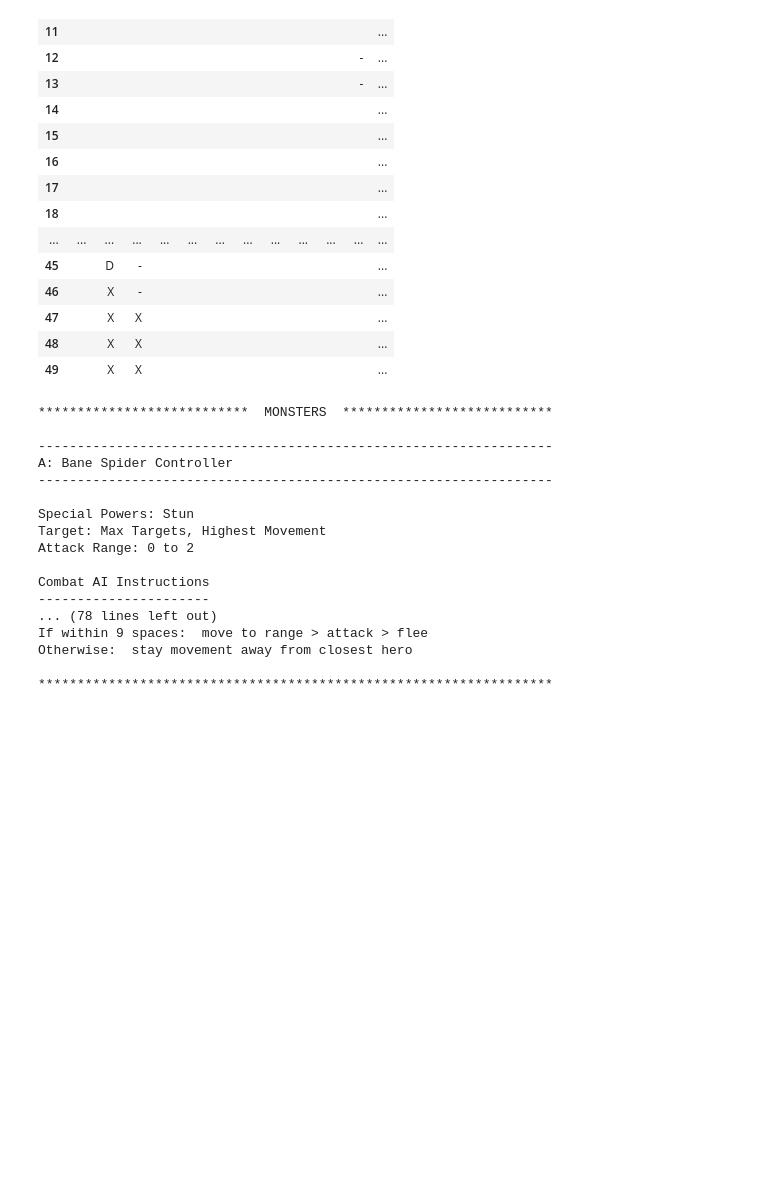
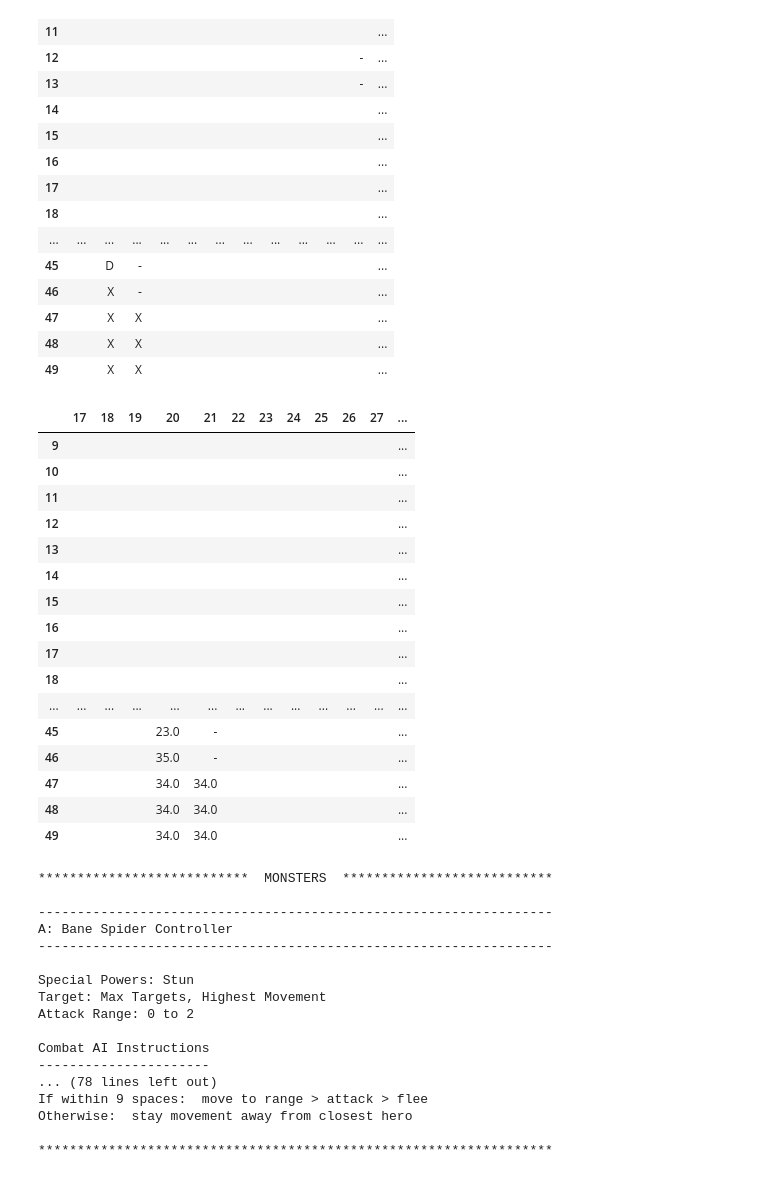
Before and after one commit to KevinCarr42/Descent_AI, a Jupyter notebook: game_testing.ipynb, the cells around one changed output. Drawn from its saved outputs; the diff is of its cells as text; code cells hidden in the pictures; blank space fills up the shorter version.

```diff
--- a/game_testing.ipynb
+++ b/game_testing.ipynb
@@ -107,6 +74,26 @@ d.label_map.combine_first(d.terrain_map.applymap(lambda x: 'X' if pd.notnull(x)
 | 47 |  | X | X |  |  |  |  |  |  |  |  | ... |
 | 48 |  | X | X |  |  |  |  |  |  |  |  | ... |
 | 49 |  | X | X |  |  |  |  |  |  |  |  | ... |
+# %%
+d.combined_map.fillna('').replace(1, '-')
+# %% [output]
+|  | 17 | 18 | 19 | 20 | 21 | 22 | 23 | 24 | 25 | 26 | 27 | ... |
+| 9 |  |  |  |  |  |  |  |  |  |  |  | ... |
+| 10 |  |  |  |  |  |  |  |  |  |  |  | ... |
+| 11 |  |  |  |  |  |  |  |  |  |  |  | ... |
+| 12 |  |  |  |  |  |  |  |  |  |  |  | ... |
+| 13 |  |  |  |  |  |  |  |  |  |  |  | ... |
+| 14 |  |  |  |  |  |  |  |  |  |  |  | ... |
+| 15 |  |  |  |  |  |  |  |  |  |  |  | ... |
+| 16 |  |  |  |  |  |  |  |  |  |  |  | ... |
+| 17 |  |  |  |  |  |  |  |  |  |  |  | ... |
+| 18 |  |  |  |  |  |  |  |  |  |  |  | ... |
+| ... | ... | ... | ... | ... | ... | ... | ... | ... | ... | ... | ... | ... |
+| 45 |  |  |  | 23.0 | - |  |  |  |  |  |  | ... |
+| 46 |  |  |  | 35.0 | - |  |  |  |  |  |  | ... |
+| 47 |  |  |  | 34.0 | 34.0 |  |  |  |  |  |  | ... |
+| 48 |  |  |  | 34.0 | 34.0 |  |  |  |  |  |  | ... |
+| 49 |  |  |  | 34.0 | 34.0 |  |  |  |  |  |  | ... |
 # %%
 d.ai_summary()
 # %% [output]
```
Also changed, not shown: parts of 7 cells of this notebook.
